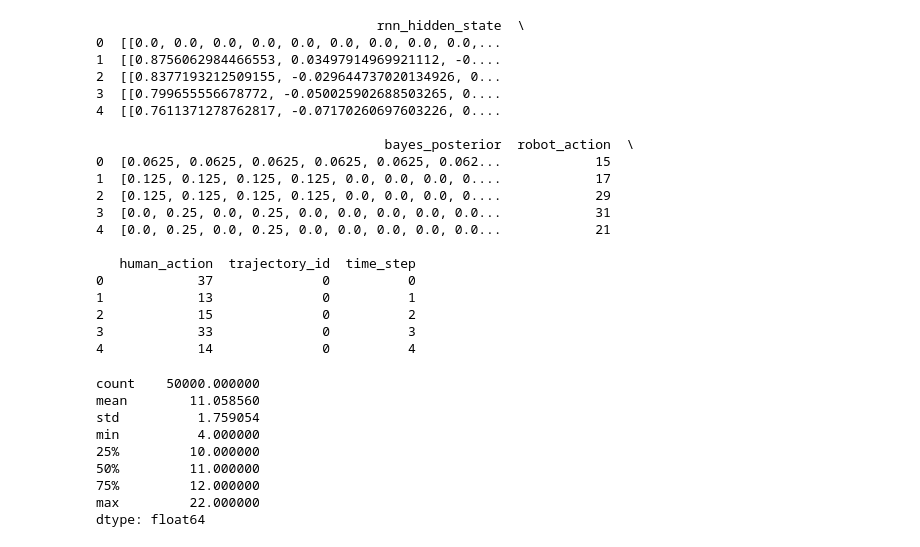
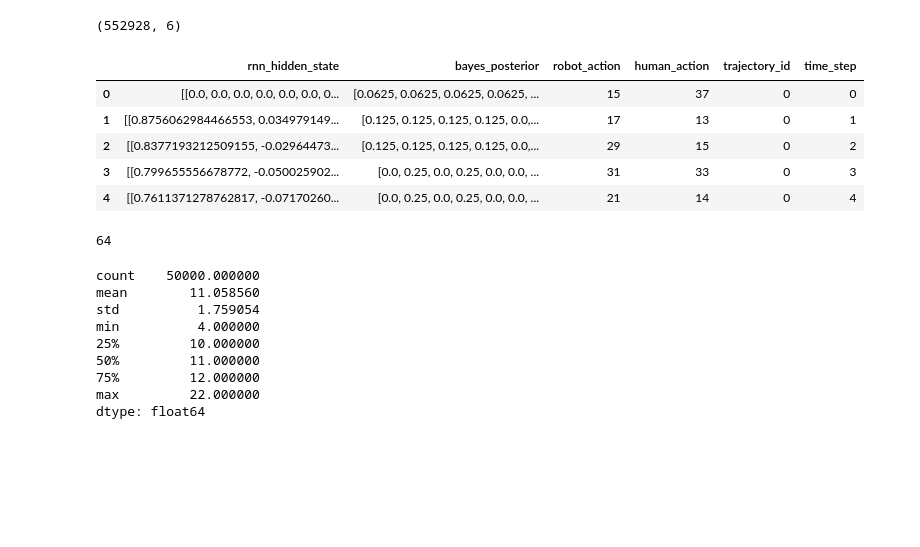
Before and after one commit to juan-lievano/pobax, a Jupyter notebook: scripts/bayesian_posterior_probe/statistics_on_trajectories.ipynb, the cells around one changed output. Cells and saved outputs as stored; diff of their text form; code cells hidden in the pictures; blank space fills up the shorter version.

```diff
--- a/scripts/bayesian_posterior_probe/statistics_on_trajectories.ipynb
+++ b/scripts/bayesian_posterior_probe/statistics_on_trajectories.ipynb
@@ -4,28 +4,21 @@ import numpy as np
 # %%
 df = pd.read_csv('supervised_learning_data/40_lightbulbs_16_goals_50k_trajectories_20250819-171433.csv', index_col= False )
 # %%
-print(df.head())
+print(df.shape)
+df.head()
 # %% [output]
-                                    rnn_hidden_state  \
-0  [[0.0, 0.0, 0.0, 0.0, 0.0, 0.0, 0.0, 0.0, 0.0,...
-1  [[0.8756062984466553, 0.03497914969921112, -0....
-2  [[0.8377193212509155, -0.029644737020134926, 0...
-3  [[0.799655556678772, -0.050025902688503265, 0....
-4  [[0.7611371278762817, -0.07170260697603226, 0....
-
-                                     bayes_posterior  robot_action  \
-0  [0.0625, 0.0625, 0.0625, 0.0625, 0.0625, 0.062...            15
-1  [0.125, 0.125, 0.125, 0.125, 0.0, 0.0, 0.0, 0....            17
-2  [0.125, 0.125, 0.125, 0.125, 0.0, 0.0, 0.0, 0....            29
-3  [0.0, 0.25, 0.0, 0.25, 0.0, 0.0, 0.0, 0.0, 0.0...            31
-4  [0.0, 0.25, 0.0, 0.25, 0.0, 0.0, 0.0, 0.0, 0.0...            21
-
-   human_action  trajectory_id  time_step
-0            37              0          0
-1            13              0          1
-2            15              0          2
-3            33              0          3
-4            14              0          4
+(552928, 6)
+|  | rnn_hidden_state | bayes_posterior | robot_action | human_action | trajectory_id | time_step |
+| 0 | [[0.0, 0.0, 0.0, 0.0, 0.0, 0.0, 0... | [0.0625, 0.0625, 0.0625, 0.0625, ... | 15 | 37 | 0 | 0 |
+| 1 | [[0.8756062984466553, 0.034979149... | [0.125, 0.125, 0.125, 0.125, 0.0,... | 17 | 13 | 0 | 1 |
+| 2 | [[0.8377193212509155, -0.02964473... | [0.125, 0.125, 0.125, 0.125, 0.0,... | 29 | 15 | 0 | 2 |
+| 3 | [[0.799655556678772, -0.050025902... | [0.0, 0.25, 0.0, 0.25, 0.0, 0.0, ... | 31 | 33 | 0 | 3 |
+| 4 | [[0.7611371278762817, -0.07170260... | [0.0, 0.25, 0.0, 0.25, 0.0, 0.0, ... | 21 | 14 | 0 | 4 |
+# %%
+# hidden size
+len(df.iloc[0]['rnn_hidden_state'][0])
+# %% [output]
+64
 # %%
 lens = df.groupby('trajectory_id').size()
 print(lens.describe())
```
Also changed, not shown: parts of 9 cells of this notebook.
